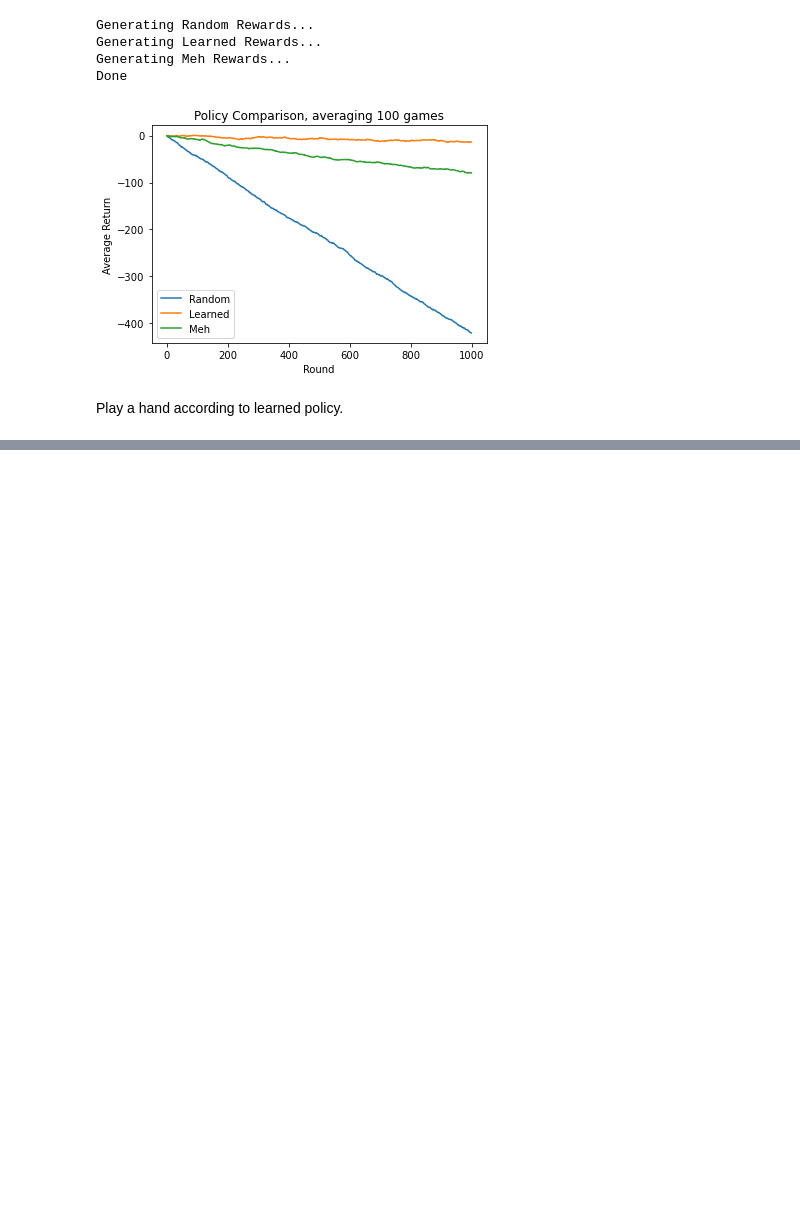
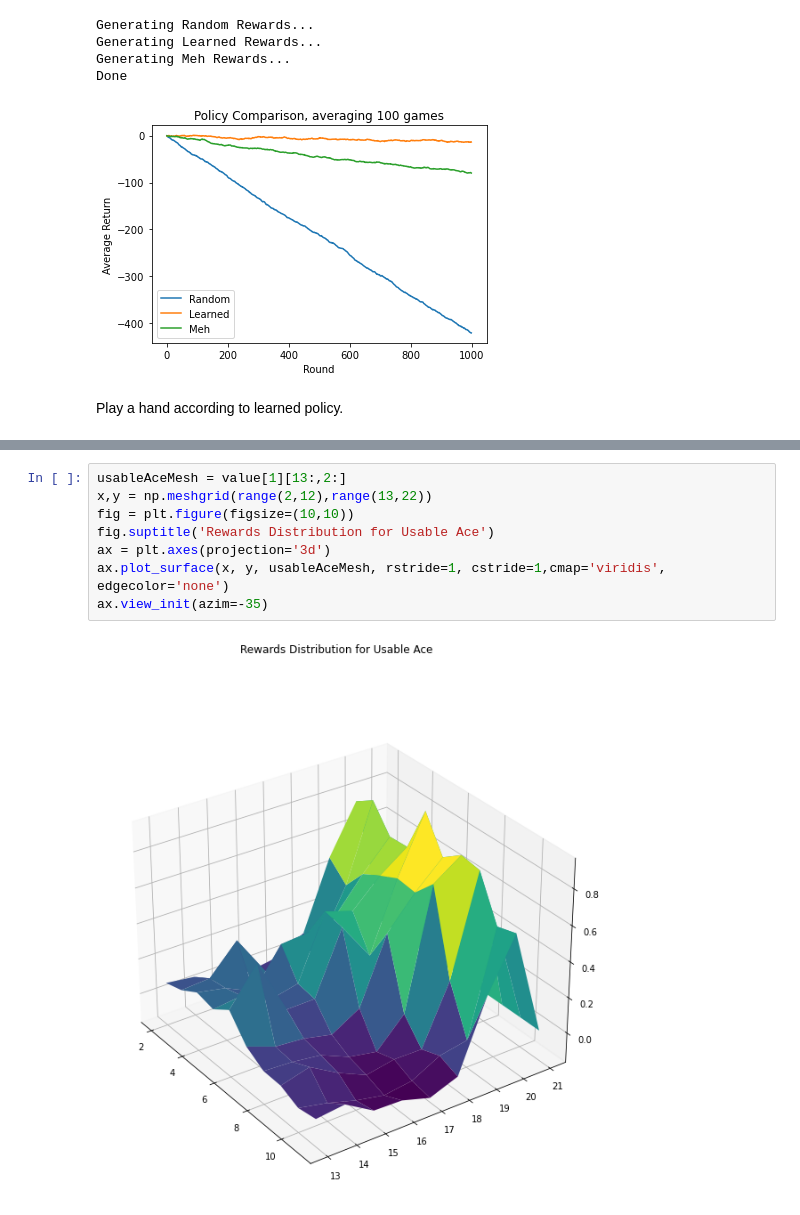
Before and after one commit to petersim1/Blackjack_RL, a Jupyter notebook: Blackjack.ipynb, the cells around one changed output, grey strips where cells are left out. Cells and saved outputs as stored; diff of their text form; blank space fills up the shorter version.

```diff
--- a/Blackjack.ipynb
+++ b/Blackjack.ipynb
@@ -365,0 +402,10 @@ blackjack.getResults()
+# %%
+usableAceMesh = value[1][13:,2:]
+x,y = np.meshgrid(range(2,12),range(13,22))
+fig = plt.figure(figsize=(10,10))
+fig.suptitle('Rewards Distribution for Usable Ace')
+ax = plt.axes(projection='3d')
+ax.plot_surface(x, y, usableAceMesh, rstride=1, cstride=1,cmap='viridis', edgecolor='none')
+ax.view_init(azim=-35)
+# %% [output]
+[figure, added]
```
Also changed, not shown: parts of 13 cells of this notebook.
